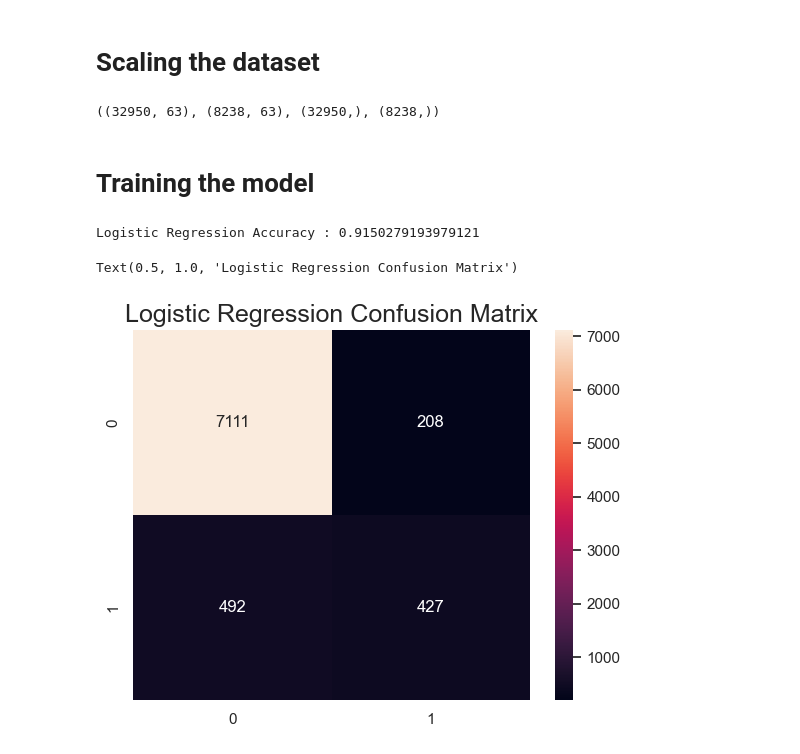
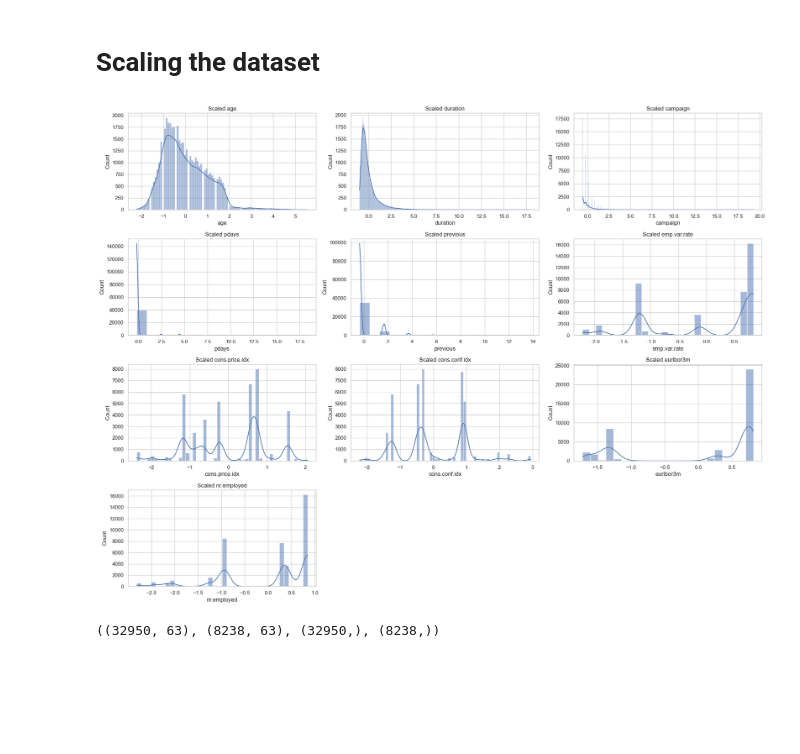
Before and after one commit to FedericoAriton99/CA2-Strategic-Thinking, a Jupyter notebook: Federico_Ariton_Strategicthinking_Code_HDip_CA2.ipynb, the cells around one changed output. Drawn from its saved outputs; the diff is of its cells as text; code cells hidden in the pictures; blank space fills up the shorter version.

```diff
--- a/Federico_Ariton_Strategicthinking_Code_HDip_CA2.ipynb
+++ b/Federico_Ariton_Strategicthinking_Code_HDip_CA2.ipynb
@@ -176,6 +191,30 @@ preprocessor = ColumnTransformer(
         ('num', numerical_transformer, numerical_cols),
         ('cat', categorical_transformer, categorical_cols)
     ])
+# %%
+X_transformed = preprocessor.fit_transform(X)
+# %%
+# Assuming the first len(numerical_cols) columns are the scaled numerical columns
+X_scaled_df = pd.DataFrame(X_transformed[:, :len(numerical_cols)], columns=numerical_cols)
+# %%
+import matplotlib.pyplot as plt
+import seaborn as sns
+
+# Set the aesthetics for the plots
+sns.set(style="whitegrid")
+
+# Plotting histograms for scaled numerical columns
+plt.figure(figsize=(20, 15))
+
+for i, col in enumerate(numerical_cols):
+    plt.subplot(4, 3, i + 1)  # Adjust the grid dimensions (4, 3) as needed
+    sns.histplot(X_scaled_df[col], kde=True)
+    plt.title(f'Scaled {col}')
+    plt.tight_layout()
+
+plt.show()
+# %% [output]
+[figure, added]
 # %%
 # Applying the transformations to the dataset
 X_transformed = preprocessor.fit_transform(X)
@@ -186,5 +225,3 @@ X_train, X_test, y_train, y_test = train_test_split(X_transformed, y, test_size=
 X_train.shape, X_test.shape, y_train.shape, y_test.shape
 # %% [output]
 ((32950, 63), (8238, 63), (32950,), (8238,))
-# %% [markdown]
-# Training the model
@@ -201,18 +227,0 @@ y_pred = logreg.predict(X_test)
-# %%
-# This instance 'log_reg' will be used to train the model and make predictions.
-log_reg = LogisticRegression()
-
-# Evaluating the model on the test data.
-log_reg.fit(X_train, y_train)
-print("Logistic Regression Accuracy :", log_reg.score(X_test, y_test))
-# %% [output]
-Logistic Regression Accuracy : 0.9150279193979121
-# %%
-# Visualazing the confusion Matrix
-# We can see that are a lot true negatives
-# This can be for imbalanced data
-sns.heatmap(confusion_matrix(y_test, log_reg.predict(X_test)), annot=True, fmt='.0f')
-plt.title("Logistic Regression Confusion Matrix", fontsize=18)
-# %% [output]
-Text(0.5, 1.0, 'Logistic Regression Confusion Matrix')
-[figure, removed]
```
Also changed, not shown: parts of 7 cells of this notebook, 1 other file.
